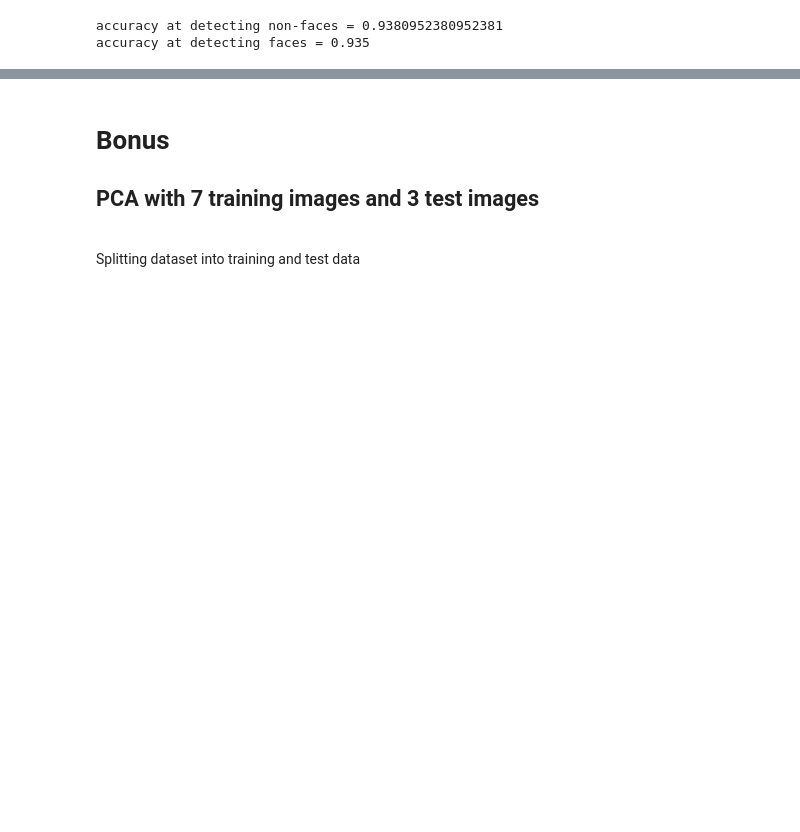
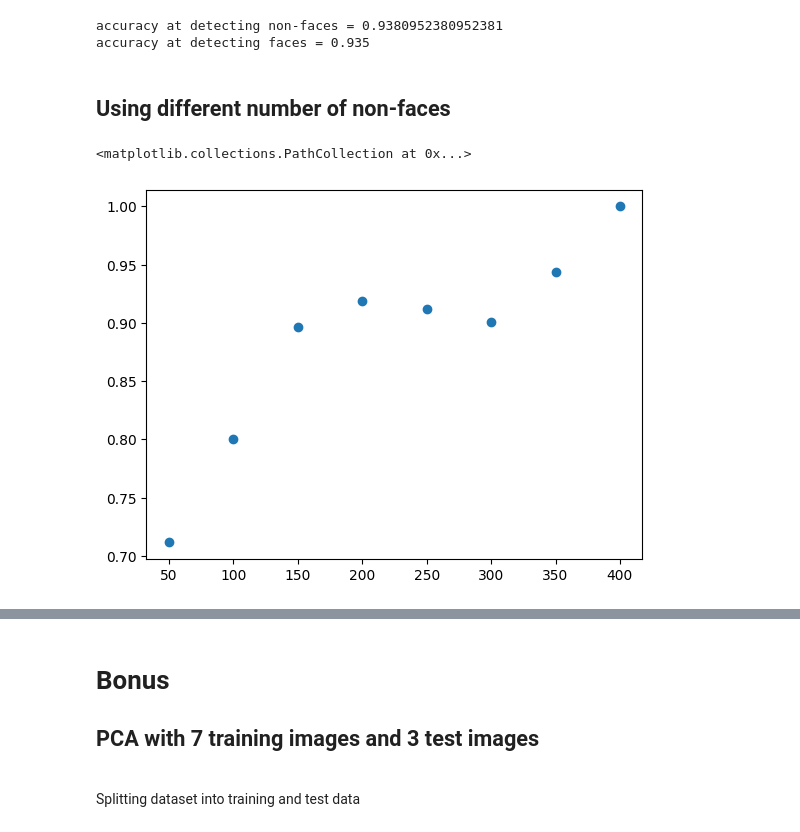
Before and after one commit to MarwanElsays/ML, a Jupyter notebook: src/pca.ipynb, the cells around one changed output, grey strips where cells are left out. Cells and saved outputs as stored; diff of their text form; code cells hidden in the pictures; blank space fills up the shorter version.

```diff
--- a/src/pca.ipynb
+++ b/src/pca.ipynb
@@ -204,3 +274,34 @@ print(f"accuracy at detecting faces = {face_accuracy}")
 # %% [output]
 accuracy at detecting non-faces = 0.9380952380952381
 accuracy at detecting faces = 0.935
+# %% [markdown]
+## Using different number of non-faces
+# %%
+alpha = 0.95
+k = 1
+
+number_of_non_faces = [50, 100, 150, 200, 250, 300, 350, 400]
+
+non_face_accuracies = []
+face_accuracies = []
+
+for no in number_of_non_faces:
+    iris_training_indices = [i for i in range(len(iris_data)) if i % 2 == 0]
+    iris_test_indices = [i for i in range(len(iris_data)) if i % 2 == 1]
+
+    iris_training_data = iris_data[:no]
+    iris_test_data = iris_data[no:]
+
+    iris_training_labels = Tensor([-1 for _ in range(len(iris_training_data))])
+    iris_test_labels = Tensor([-1 for _ in range(len(iris_test_data))])
+
+    face_non_face_training_data = torch.vstack((training_data, iris_training_data))
+    face_non_face_training_labels = torch.hstack((training_labels, iris_training_labels))
+
+    non_face_accuracies.append(pca_classify(face_non_face_training_data, iris_test_data, face_non_face_training_labels, iris_test_labels, alpha, k))
+    face_accuracies.append(pca_classify(face_non_face_training_data, test_data, face_non_face_training_labels, test_labels, alpha, k))
+# %%
+plt.scatter(number_of_non_faces, non_face_accuracies)
+# %% [output]
+<matplotlib.collections.PathCollection at 0x...>
+[figure, added]
```
Also changed, not shown: parts of 14 cells of this notebook, 1 other file.
